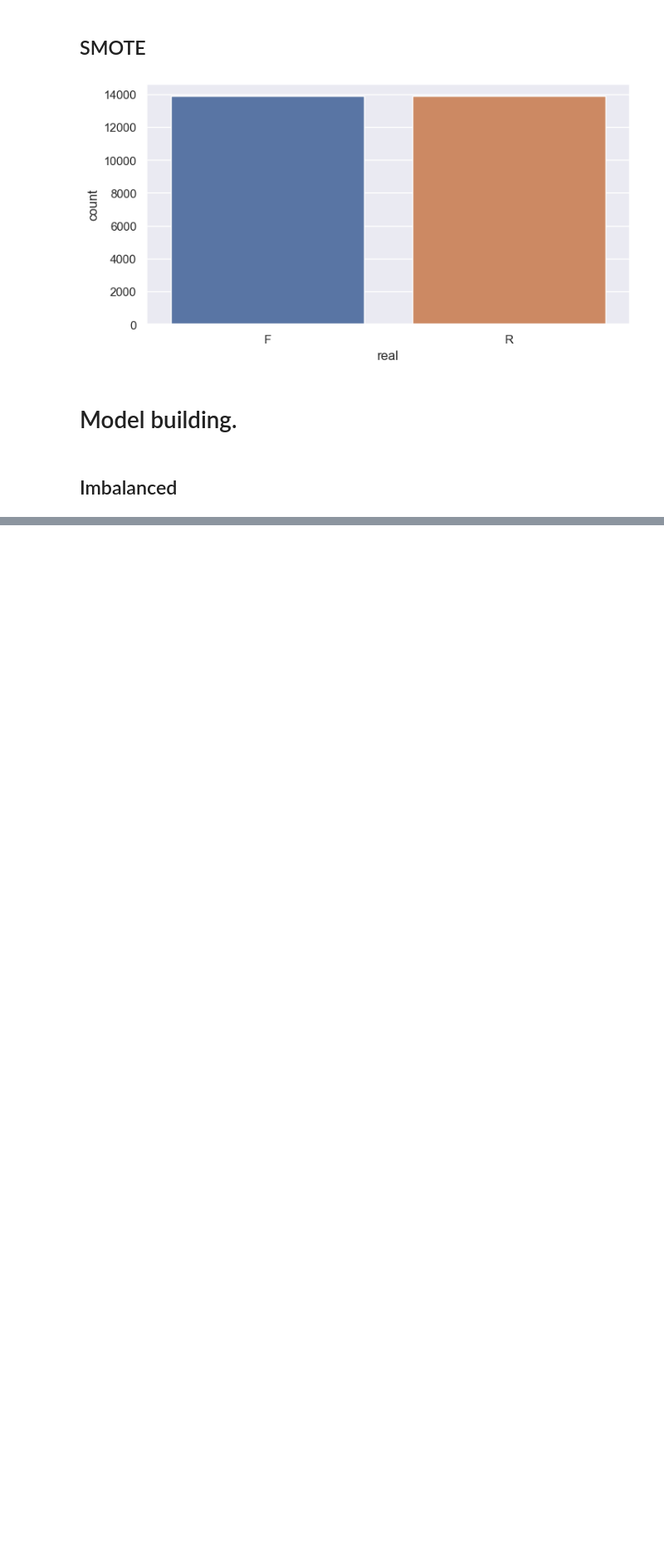
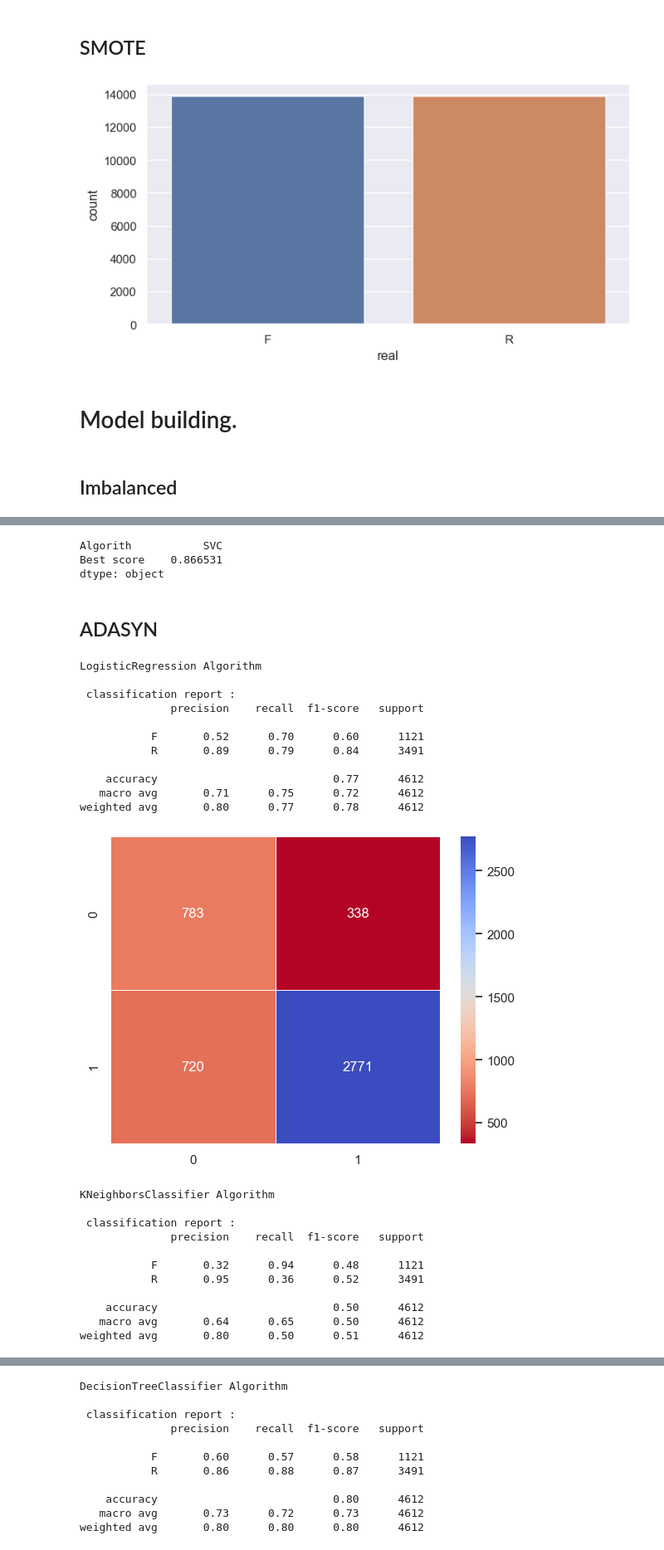
Before and after one commit to pinilDissanayaka/Fake_News_Detection, a Jupyter notebook: Notebook/Detection.ipynb, the cells around one changed output, grey strips where cells are left out. Shown at 83% size. Drawn from its saved outputs; the diff is of its cells as text; code cells hidden in the pictures; blank space fills up the shorter version.

```diff
--- a/Notebook/Detection.ipynb
+++ b/Notebook/Detection.ipynb
@@ -417,0 +463,35 @@ RandomForestClassifier Algorithm
+# %%
+d1_max = d1.max()
+d1_max
+# %% [output]
+Algorith           SVC
+Best score    0.866531
+dtype: object
+# %% [markdown]
+## ADASYN
+# %%
+d2 = func(x_train_ad, y_train_ad, x_test, y_test)
+# %% [output]
+LogisticRegression Algorithm
+
+ classification report :
+              precision    recall  f1-score   support
+
+           F       0.52      0.70      0.60      1121
+           R       0.89      0.79      0.84      3491
+
+    accuracy                           0.77      4612
+   macro avg       0.71      0.75      0.72      4612
+weighted avg       0.80      0.77      0.78      4612
+[figure, added]
+KNeighborsClassifier Algorithm
+
+ classification report :
+              precision    recall  f1-score   support
+
+           F       0.32      0.94      0.48      1121
+           R       0.95      0.36      0.52      3491
+
+    accuracy                           0.50      4612
+   macro avg       0.64      0.65      0.50      4612
+weighted avg       0.80      0.50      0.51      4612
@@ -417,0 +499,11 @@ RandomForestClassifier Algorithm
+DecisionTreeClassifier Algorithm
+
+ classification report :
+              precision    recall  f1-score   support
+
+           F       0.60      0.57      0.58      1121
+           R       0.86      0.88      0.87      3491
+
+    accuracy                           0.80      4612
+   macro avg       0.73      0.72      0.73      4612
+weighted avg       0.80      0.80      0.80      4612
```
Also changed, not shown: parts of 5 cells of this notebook.
